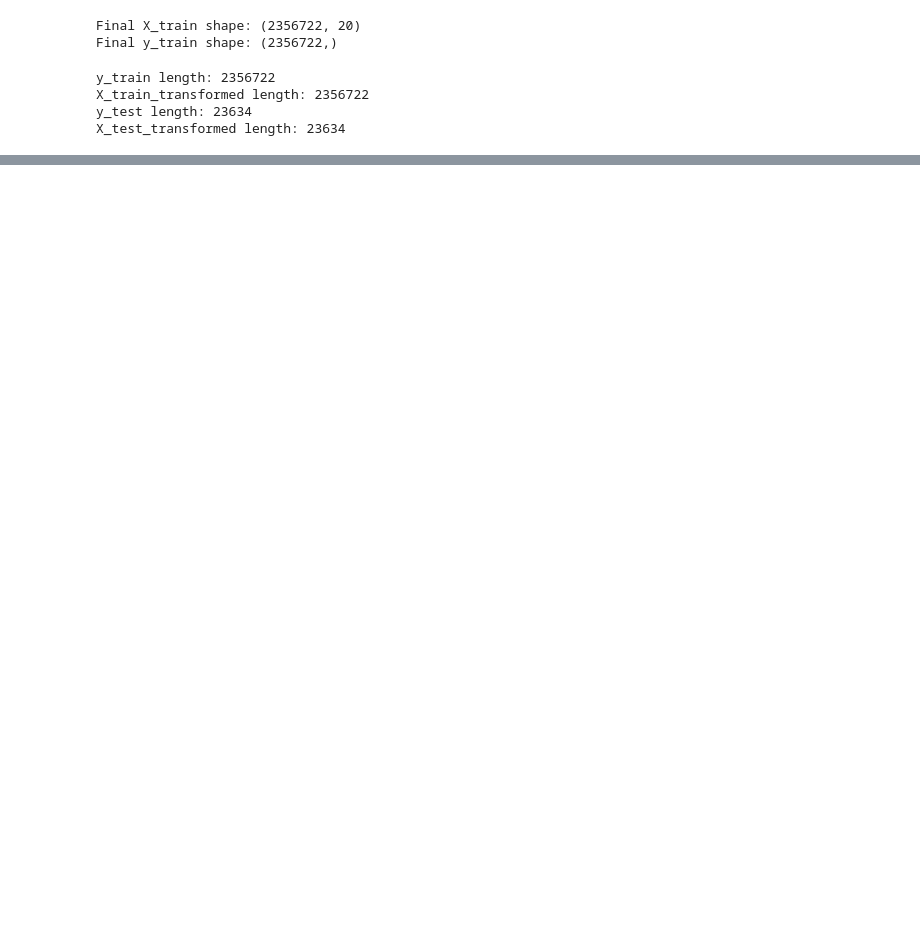
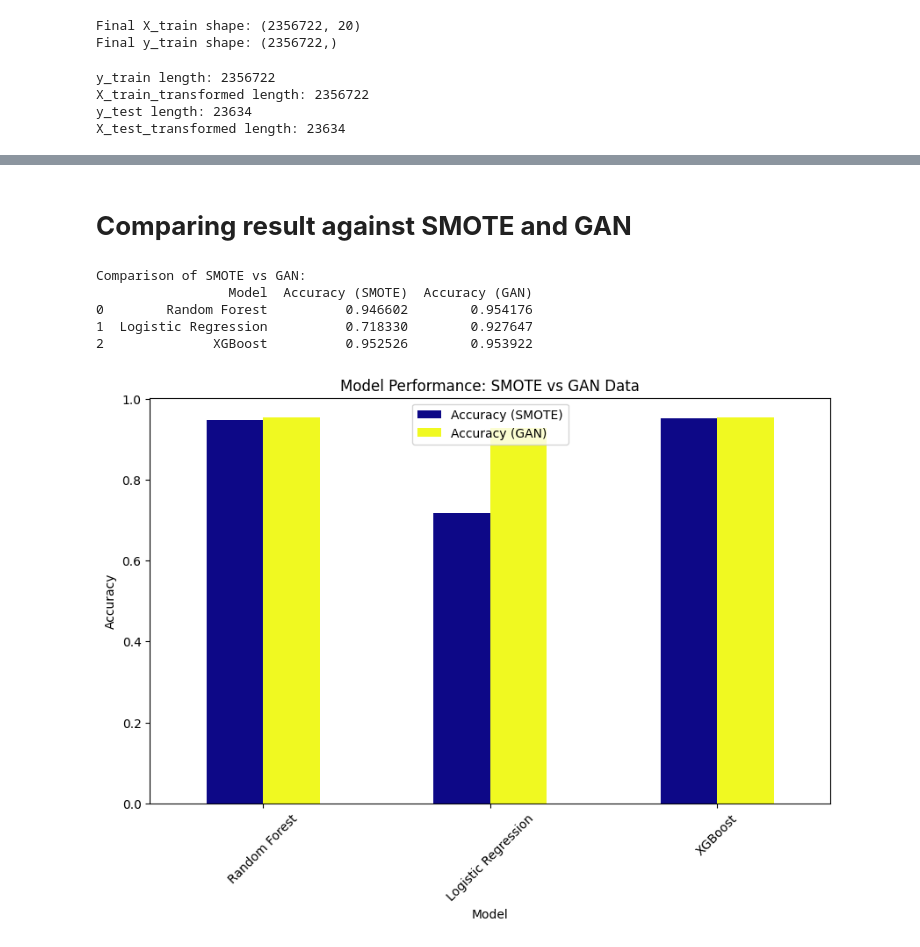
Before and after one commit to Jakaria-Jihad/CSE445, a Jupyter notebook: fraud-detection-cse445-original-vs-smote-gan.ipynb, the cells around one changed output, grey strips where cells are left out. Cells and saved outputs as stored; diff of their text form; code cells hidden in the pictures; blank space fills up the shorter version.

```diff
--- a/fraud-detection-cse445-original-vs-smote-gan.ipynb
+++ b/fraud-detection-cse445-original-vs-smote-gan.ipynb
@@ -531,0 +809,24 @@ X_test_transformed length: 23634
+# %% [markdown]
+# **Comparing result against SMOTE and GAN**
+# %%
+# Create SMOTE vs GAN comparison
+comparison_smote_gan_df = pd.DataFrame({
+    "Model": [r[0] for r in results_gan],
+    "Accuracy (SMOTE)": [r[1] for r in results_smote],
+    "Accuracy (GAN)": [r[1] for r in results_gan],
+})
+
+print("\nComparison of SMOTE vs GAN:")
+print(comparison_smote_gan_df)
+comparison_smote_gan_df.set_index("Model").plot(kind="bar", figsize=(10, 6), colormap="plasma")
+plt.title("Model Performance: SMOTE vs GAN Data")
+plt.ylabel("Accuracy")
+plt.xticks(rotation=45)
+plt.show()
+# %% [output]
+Comparison of SMOTE vs GAN:
+                 Model  Accuracy (SMOTE)  Accuracy (GAN)
+0        Random Forest          0.946602        0.954176
+1  Logistic Regression          0.718330        0.927647
+2              XGBoost          0.952526        0.953922
+[figure, added]
```
Also changed, not shown: parts of 17 cells of this notebook.
